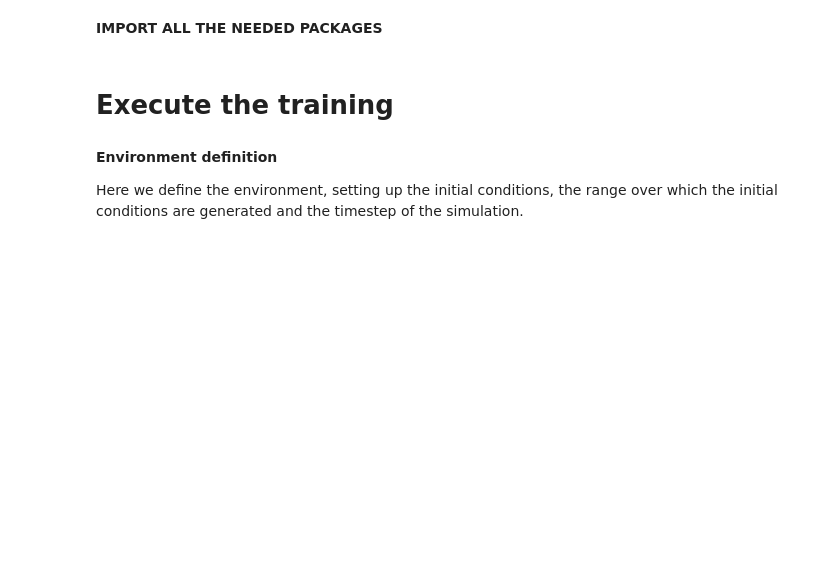
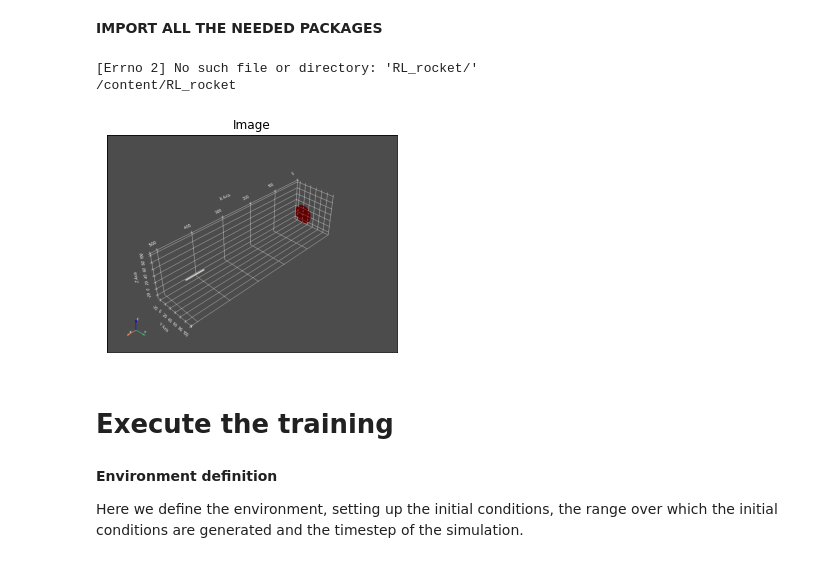
Before and after one commit to Tuxliri/RL_rocket, a Jupyter notebook: run_colab_6DOF.ipynb, the cells around one changed output. Drawn from its saved outputs; the diff is of its cells as text; code cells hidden in the pictures; blank space fills up the shorter version.

Commit message:
Working pyvista rendering

```diff
--- a/run_colab_6DOF.ipynb
+++ b/run_colab_6DOF.ipynb
@@ -15,3 +37,29 @@ main()
+# %%
+import gym
+%cd RL_rocket/
+import my_environment
+
+!apt-get install -y xvfb python-opengl ffmpeg > /dev/null 2>&1
+
+import pyvista as pv
+pv.start_xvfb()
+# %% [output]
+[Errno 2] No such file or directory: 'RL_rocket/'
+/content/RL_rocket
+# %%
+env = gym.make('my_environment/Falcon6DOF-v0')
+
+env.reset()
+img=env.render(mode='rgb_array')
+# %%
+from matplotlib import pyplot as plt
+from IPython.display import Image
+
+plt.imshow(img)
+plt.title('Image'), plt.xticks([]), plt.yticks([])
+plt.show()
+# %% [output]
+[figure, added]
 # %% [markdown]
 # Execute the training
 # %% [markdown]
```
Also changed, not shown: parts of 3 cells of this notebook.
